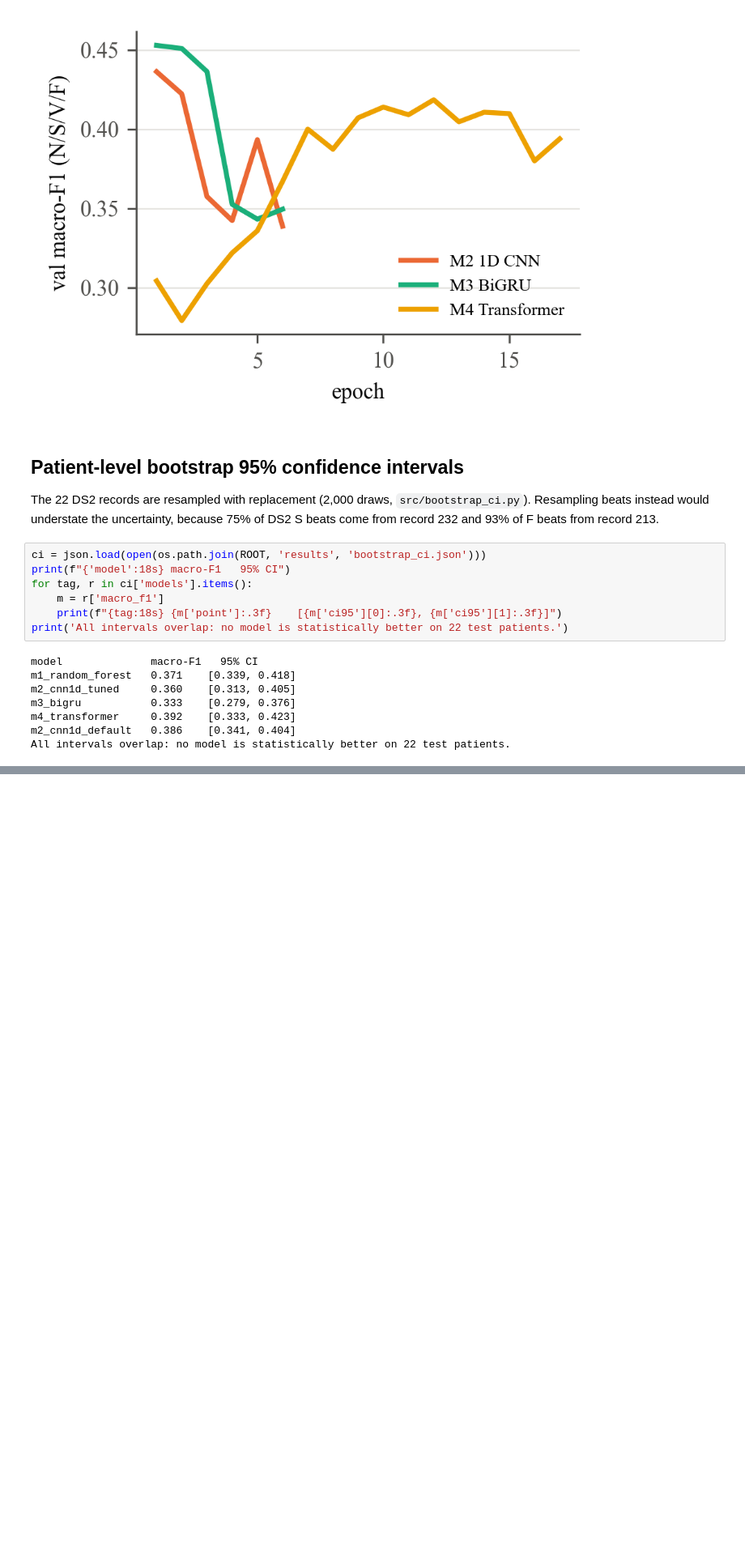
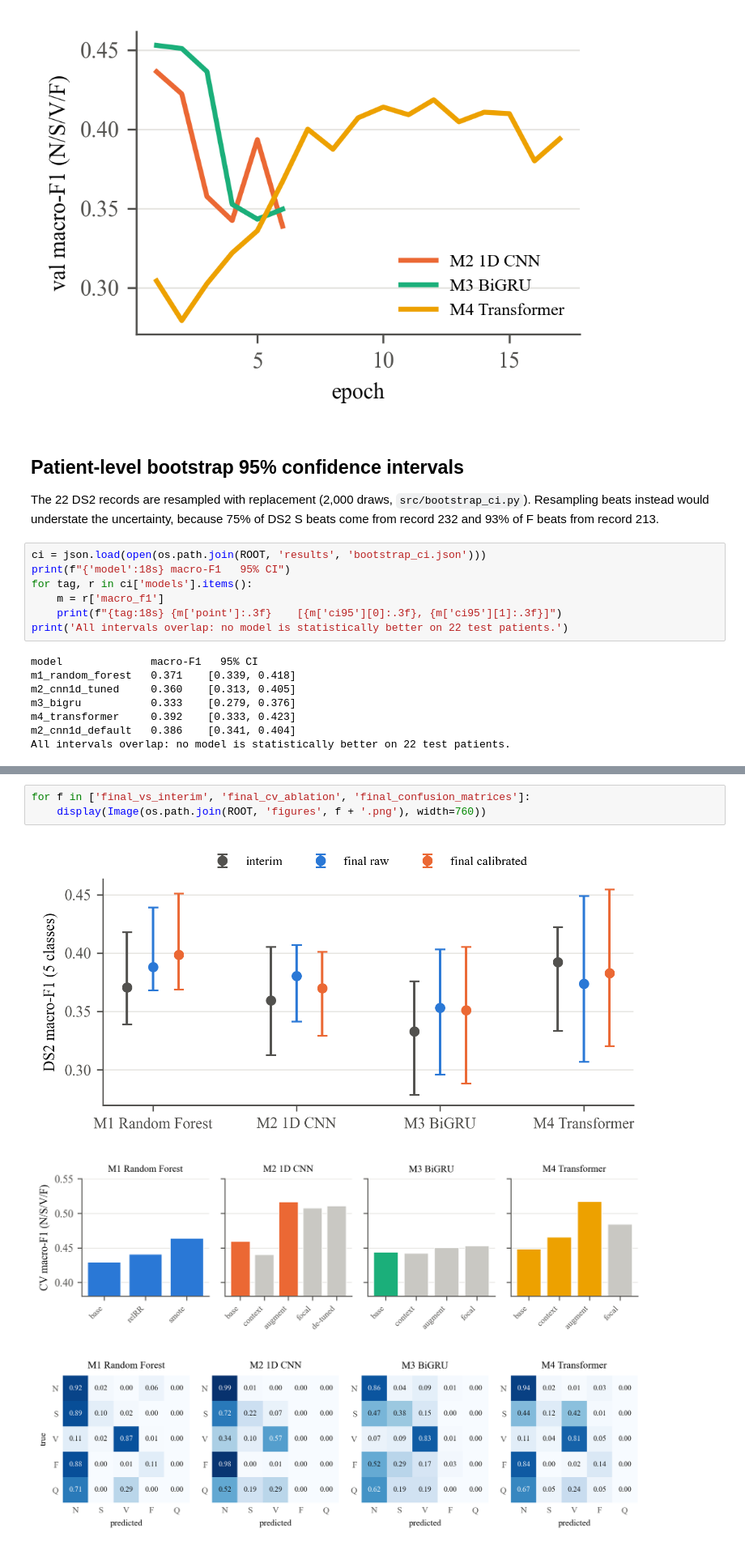
Before and after one commit to ishaankarmokar/ecg-arrhythmia, a Jupyter notebook: notebooks/05_comparison.ipynb, the cells around one changed output, grey strips where cells are left out. Shown at 81% size. Drawn from its saved outputs; the diff is of its cells as text; blank space fills up the shorter version.

```diff
--- a/notebooks/05_comparison.ipynb
+++ b/notebooks/05_comparison.ipynb
@@ -83,0 +151,7 @@ All intervals overlap: no model is statistically better on 22 test patients.
+# %%
+for f in ['final_vs_interim', 'final_cv_ablation', 'final_confusion_matrices']:
+    display(Image(os.path.join(ROOT, 'figures', f + '.png'), width=760))
+# %% [output]
+[figure, added]
+[figure, added]
+[figure, added]
```
Also changed, not shown: parts of 2 cells of this notebook, 31 other files.
